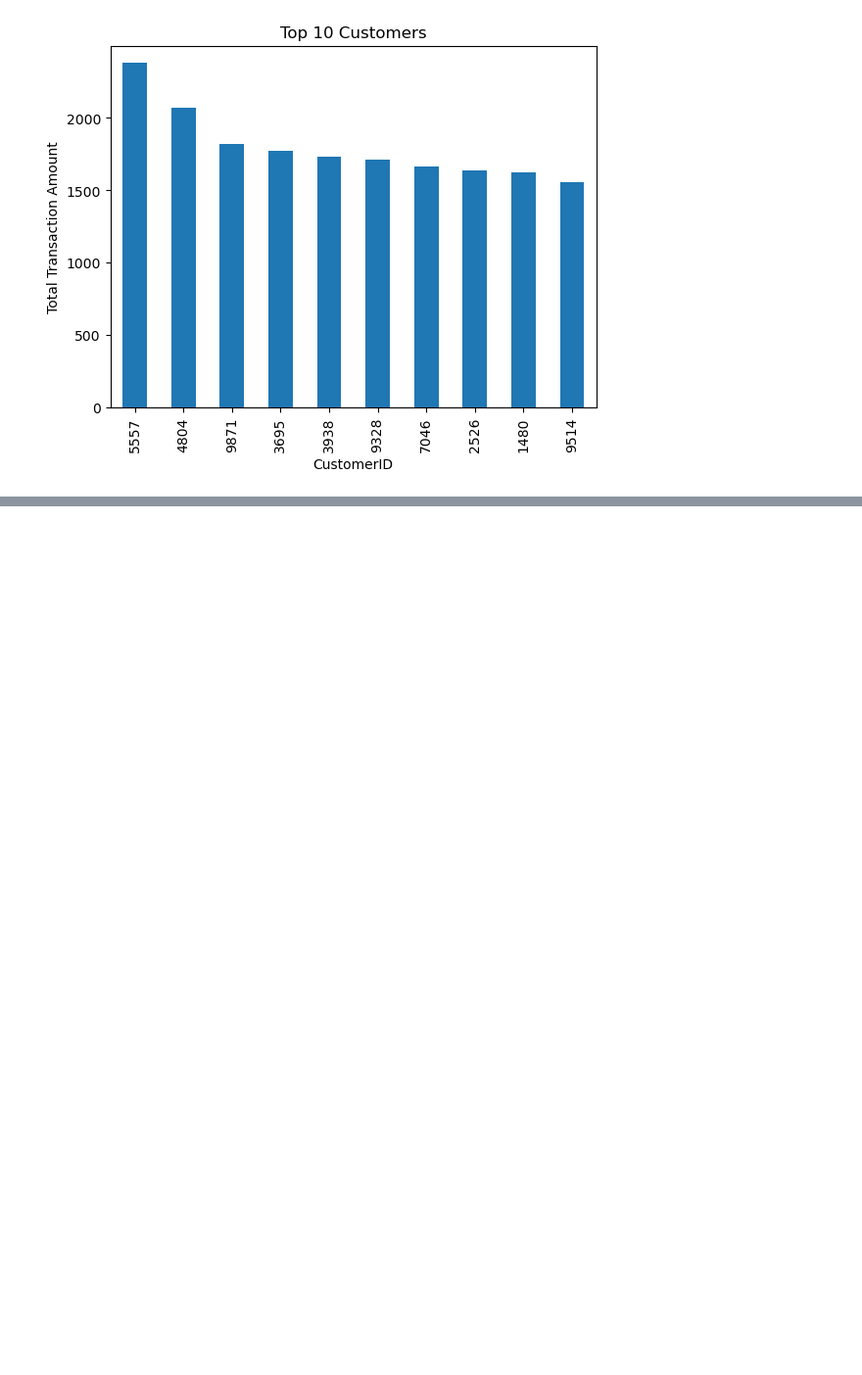
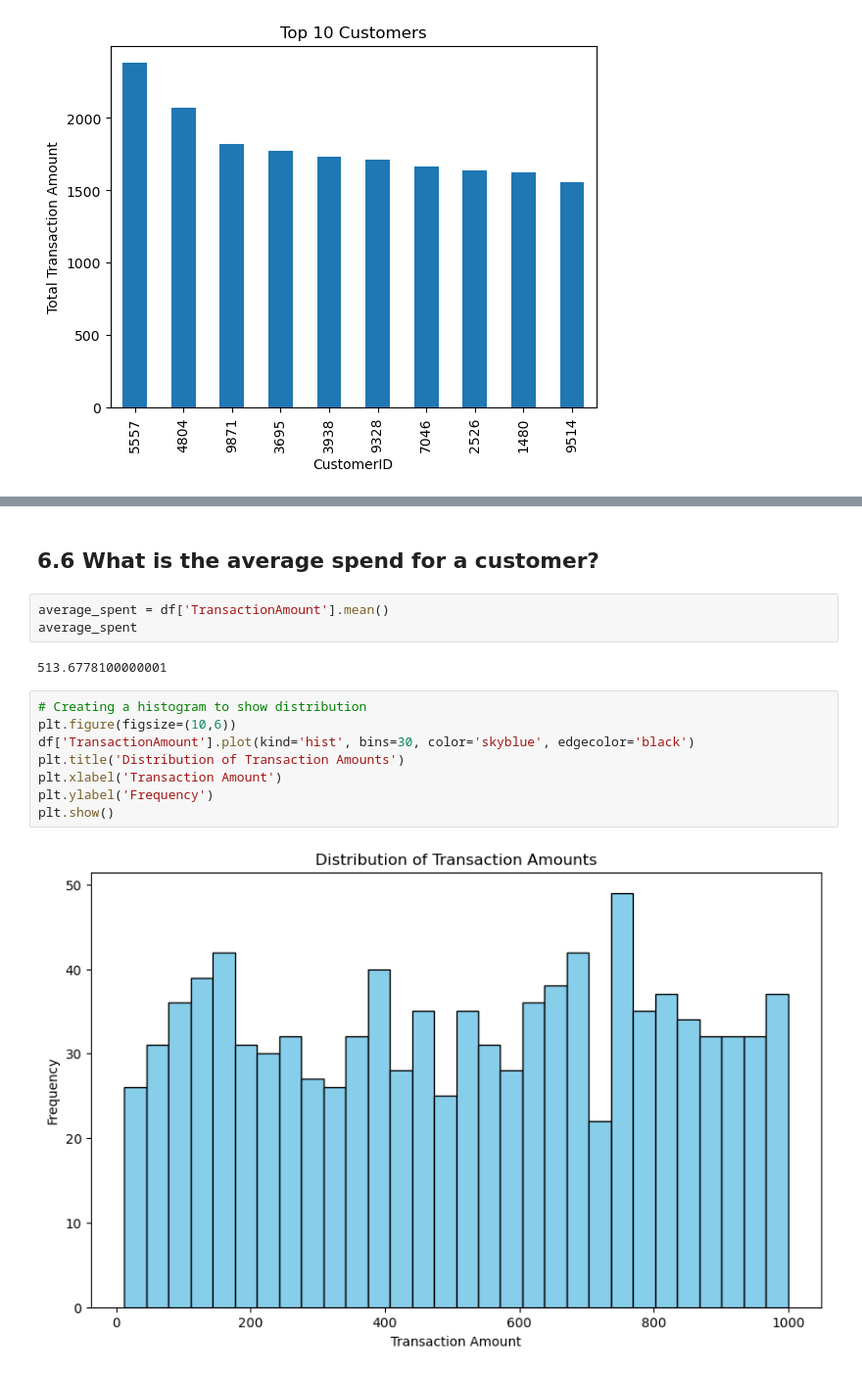
Before and after one commit to George-Mbugua/RFM-Analysis-Recency-Frequency-and-Monetary-Value-, a Jupyter notebook: Untitled-1.ipynb, the cells around one changed output, grey strips where cells are left out. Shown at 98% size. Cells and saved outputs as stored; diff of their text form; blank space fills up the shorter version.

```diff
--- a/Untitled-1.ipynb
+++ b/Untitled-1.ipynb
@@ -228,0 +293,17 @@ plt.show()
+# %% [markdown]
+## 6.6 What is the average spend for a customer?
+# %%
+average_spent = df['TransactionAmount'].mean()
+average_spent
+# %% [output]
+513.6778100000001
+# %%
+# Creating a histogram to show distribution
+plt.figure(figsize=(10,6))
+df['TransactionAmount'].plot(kind='hist', bins=30, color='skyblue', edgecolor='black')
+plt.title('Distribution of Transaction Amounts')
+plt.xlabel('Transaction Amount')
+plt.ylabel('Frequency')
+plt.show()
+# %% [output]
+[figure, added]
```
Also changed, not shown: parts of 8 cells of this notebook.
